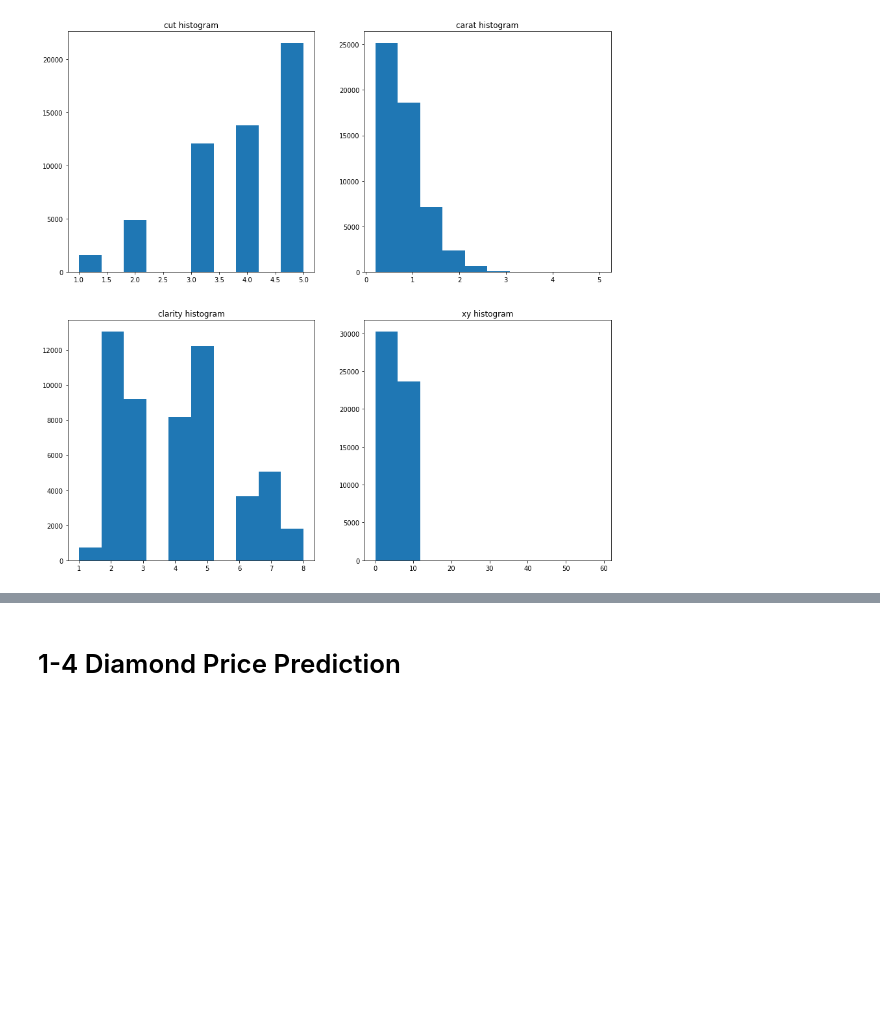
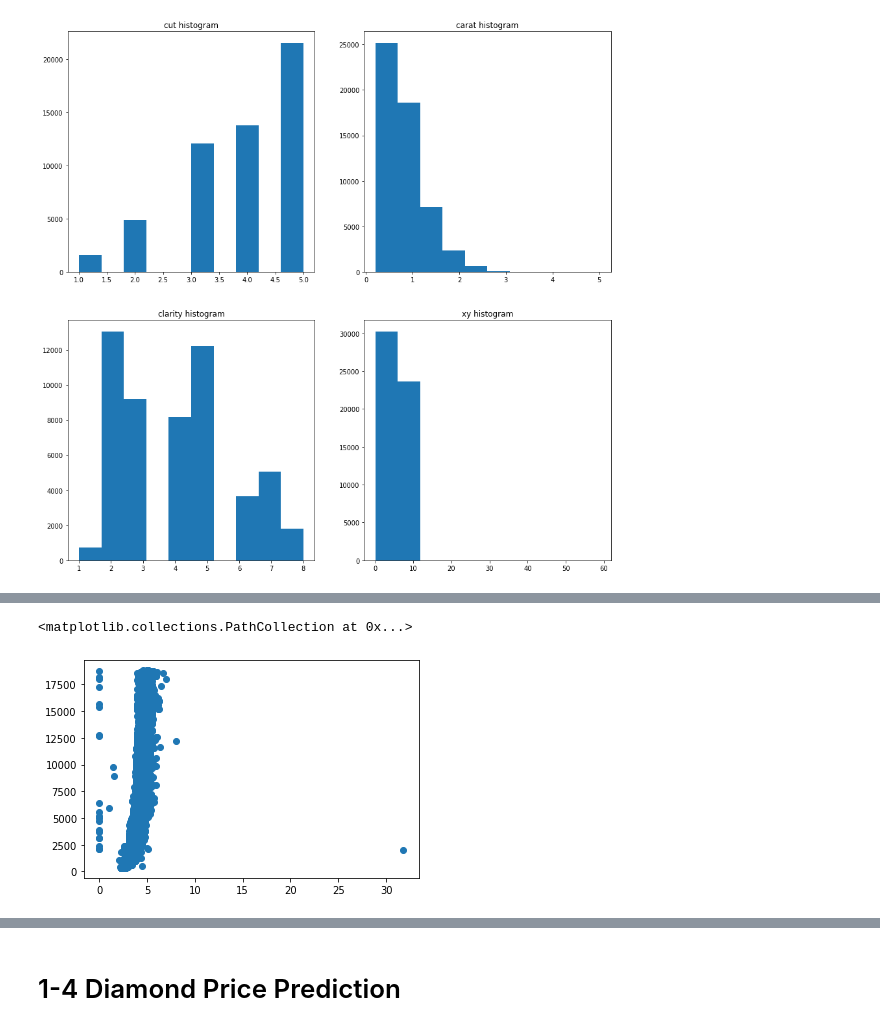
Before and after one commit to aeirya/MLProject-Diamonds, a Jupyter notebook: mlproject.ipynb, the cells around one changed output, grey strips where cells are left out. Saved outputs shown, nothing was run; the diff lists cells and outputs as text; code cells hidden in the pictures; blank space fills up the shorter version.

```diff
--- a/mlproject.ipynb
+++ b/mlproject.ipynb
@@ -192,0 +203,5 @@ plt.show()
+# %%
+plt.scatter(data['z'], data['price'])
+# %% [output]
+<matplotlib.collections.PathCollection at 0x...>
+[figure, added]
```
Also changed, not shown: parts of 50 cells of this notebook.
